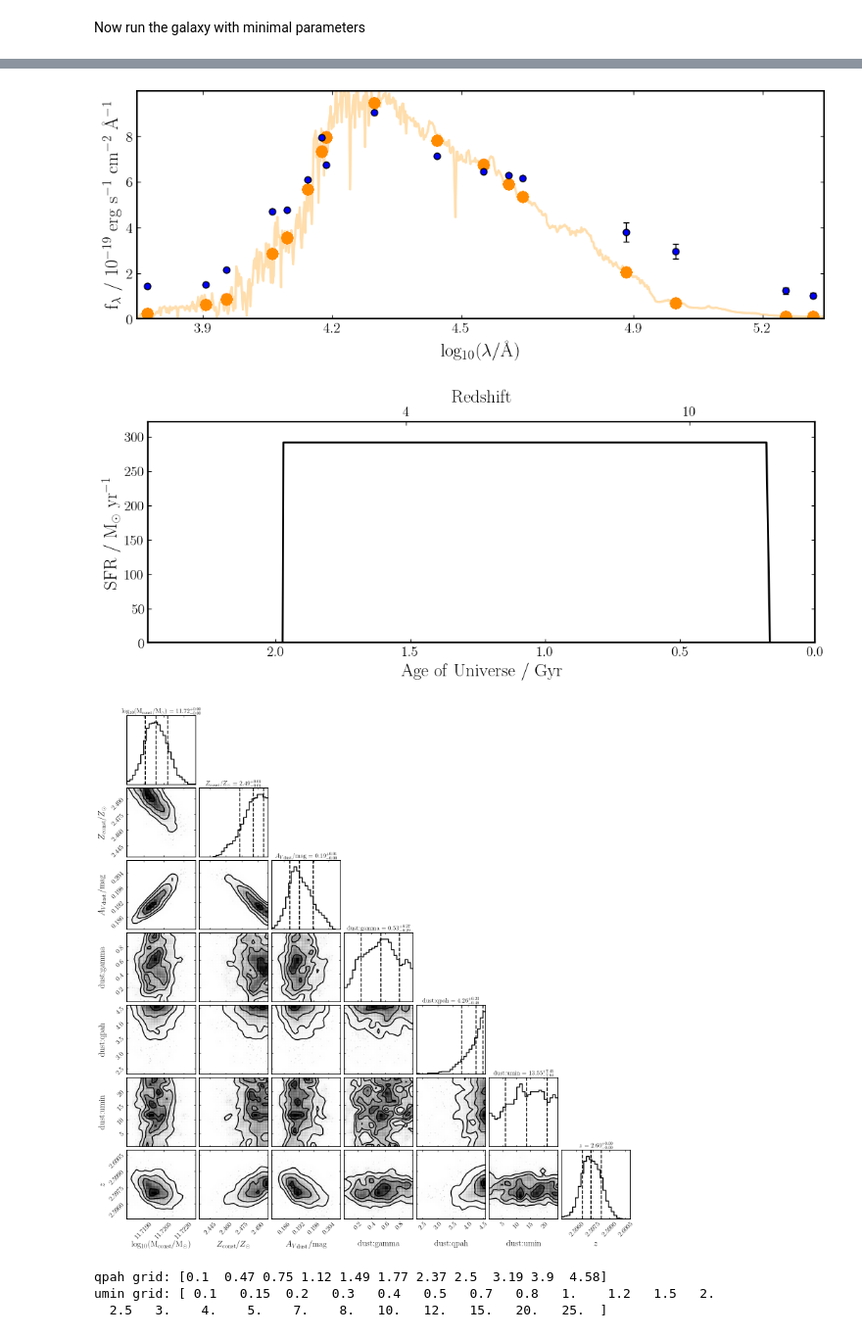
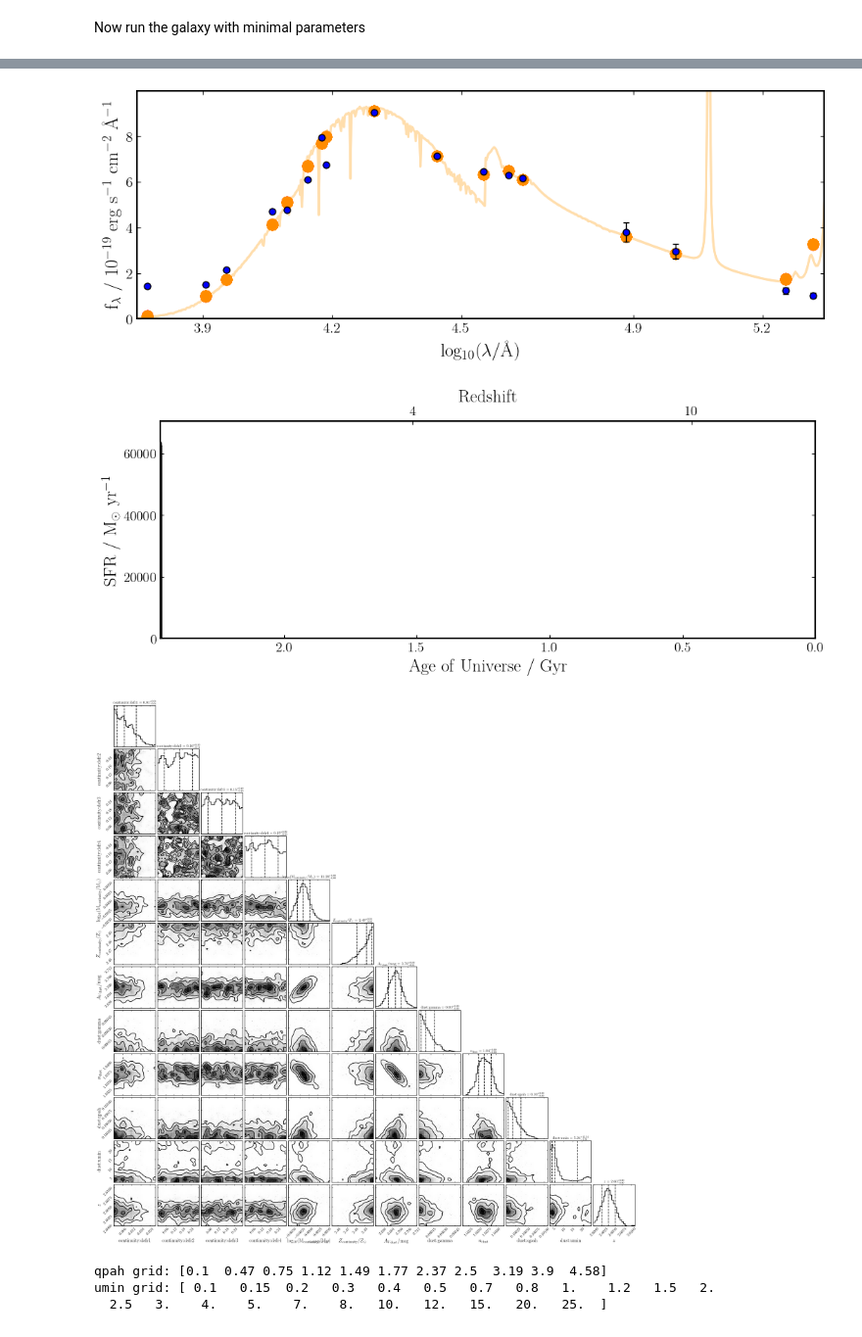
Before and after one commit to benjaminpcollins/bagpipes, a Jupyter notebook: examples/Example 4 - Fitting more complex models to photometry.ipynb, the cells around one changed output, grey strips where cells are left out. Shown at 98% size. Cells and saved outputs as stored; diff of their text form; code cells hidden in the pictures.

Commit message:
It runs the nonparametric fit but the whole SFH is squished towards the very left of the plot (most recent time). So that needs fixing.

```diff
--- a/examples/Example 4 - Fitting more complex models to photometry.ipynb
+++ b/examples/Example 4 - Fitting more complex models to photometry.ipynb
@@ -350,18 +350,22 @@ constant["age_min"] = 0.5                   # Time since SF switched off: Gyr
 
 # Nebular component
 nebular = {}
-nebular["logU"] = -3.                       # Log_10 of the ionization parameter.
+nebular["logU"] = -3.                       # Log_10 of the ionisation parameter.
 nebular["fesc"] = 0.1                       # IMPORTANT: Escape fraction of ionising photons.
 
 # Dust absorption parameters
-dust = {}                                 # Dust component
-dust["type"] = "Calzetti"                 # Define the shape of the attenuation curve
-dust["Av"] = (0., 2.)                     # Vary Av between 0 and 2 magnitudes
+dust = {}                               # Dust component
+dust["type"] = "CF00"                   # Define the shape of the attenuation curve
+dust["Av"] = (0., 4.0)                  # Vary Av between 0 and 3.2 magnitudes
+dust["n"] = (-1.0, 1.5)                 # Vary the slope of the attenuation curve from -1.0 to 1.5
+dust["n_prior"] = "Gaussian"            # Set a Gaussian prior
+dust["n_prior_mu"] = 0.7                # Centred on the standard CF00 slope of 0.7
+dust["n_prior_sigma"] = 0.3             # With a width of 0.3
 
 # Dust emission parameters (now free parameters)
-dust["qpah"] = (0.1, 4.58)                     # PAH mass fraction
-dust["umin"] = (0.1, 25.)                    # Lower limit of starlight intensity distribution
-dust["gamma"] = (0., 1.0)                    # Fraction of stars at umin
+dust["qpah"] = (0.1, 4.58)                  # PAH mass fraction (spanning the entire grid)
+dust["umin"] = (0.1, 25.)                   # Lower limit of starlight intensity distribution (spanning the entire grid)
+dust["gamma"] = (0., 1.0)                   # Fraction of stars at Umin
 
 
 fit_instructions = {}                               # The fit instructions dictionary
@@ -370,7 +374,29 @@ fit_instructions["redshift_prior"] = "Gaussian"     # Use a Gaussian prior
 fit_instructions["redshift_prior_mu"] = zred        # Centred on the spectroscopic redshift
 fit_instructions["redshift_prior_sigma"] = 0.005    # With a very narrow width
 
-fit_instructions["constant"] = constant
+
+import numpy as np
+
+# Example: 6 bins reaching back to 2.5 Gyr
+# 1. Define edges in Gyr
+age_edges_gyr = np.array([0.0, 0.1, 0.3, 0.7, 1.5, 2.5])
+
+# 2. Convert to Myr to satisfy the *10**6 in the source code
+age_edges_myr = age_edges_gyr #* 10
+age_edges_myr = age_edges_myr.tolist() # Convert to list for Bagpipes
+
+# 3. Add to your continuity dictionary
+continuity = {}
+continuity["massformed"] = (8.5, 12.5)        # Log10 of solar mass formed
+continuity["metallicity"] = (0.01, 2.5)       # Linear Z/Z_solar: 0.01 to 3.16
+continuity["bin_edges"] = age_edges_myr
+
+# 4. Define the dsfr ratios (number of bins - 1)
+# For 6 edges, you have 5 bins, which means 4 dsfr transition parameters
+for i in range(1, 5):
+    continuity[f"dsfr{i}"] = (0.0, 0.3) # (Initial guess, width)
+
+fit_instructions["continuity"] = continuity
 fit_instructions["dust"] = dust
 
 print(fit_instructions)
@@ -379,7 +405,7 @@ print(fit_instructions)
 # %% [markdown]
 Now run the galaxy with minimal parameters
 # %%
-fit = pipes.fit(galaxy, fit_instructions, run="fesc")
+fit = pipes.fit(galaxy, fit_instructions, run="continuity_test")
 
 fit.fit(verbose=True, sampler='nautilus', discard_exploration=True, pool=4)
 
@@ -407,6 +433,6 @@ redshift                       2.596      2.597      2.598
-[figure, old version]
+[figure, new version]
-[figure, old version]
+[figure, new version]
-[figure, old version]
+[figure, new version]
 # %%
 import bagpipes as pipes
 from bagpipes import config
```
Also changed, not shown: parts of 2 cells of this notebook.
